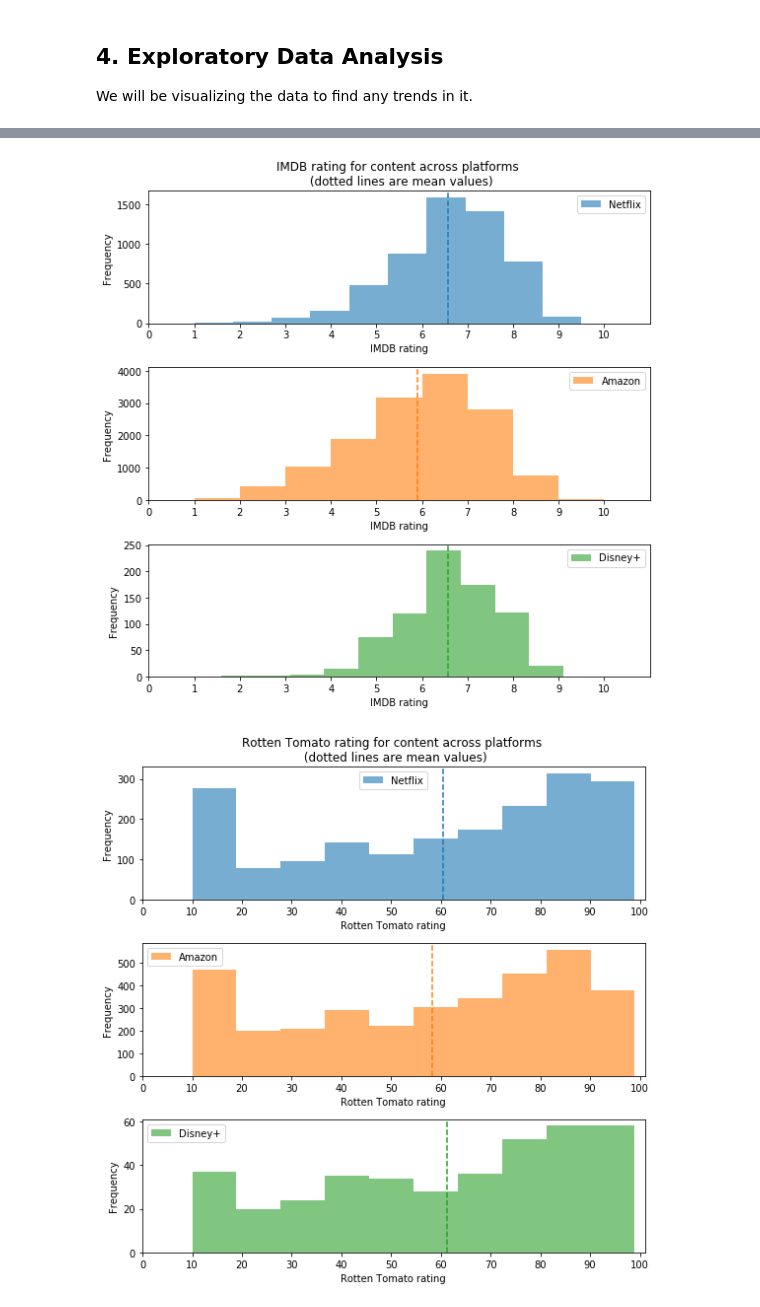
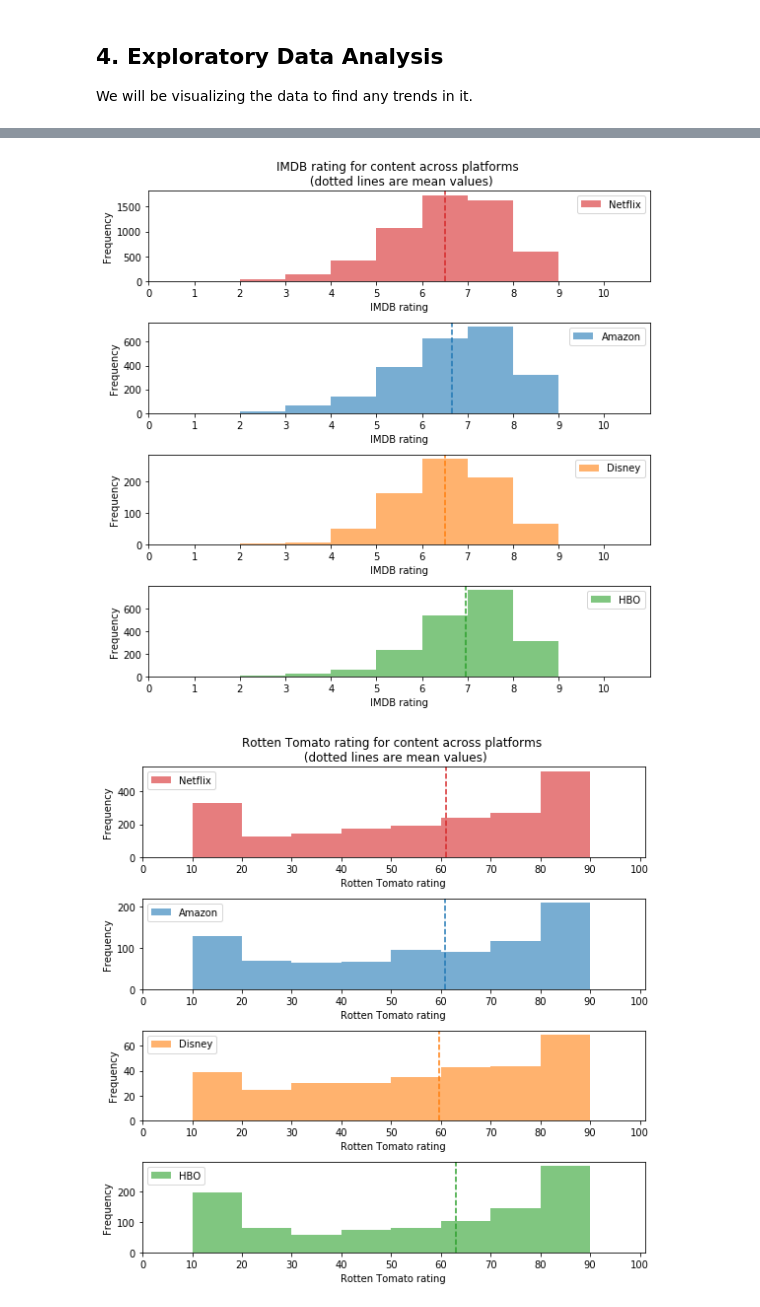
Before and after one commit to srinivasayer4/Netflix-and-Prime-Video-Comparison, a Jupyter notebook: Online Streaming Analysis.ipynb, the cells around one changed output, grey strips where cells are left out. Cells and saved outputs as stored; diff of their text form; code cells hidden in the pictures.

```diff
--- a/Online Streaming Analysis.ipynb
+++ b/Online Streaming Analysis.ipynb
@@ -616,0 +709,3 @@ array(['18+', '13+', '7+', '16+', nan, 'all'], dtype=object)
+# %%
+df_hbo2= df.query('streaming=="HBO"')
+df_hbo2.rename(columns={'title':'title_x', 'streaming':'streaming_x'}, inplace= True)
@@ -621,2 +750,0 @@ df_merge.to_csv(r'C:\Users\srini\Projects\Online Streaming\df_merge.csv', index=
-# %%
-df_merge.drop_duplicates(subset=['title_x','streaming_x'], inplace= True )
@@ -649,22 +763,25 @@ We will be visualizing the data to find any trends in it.
 # Comparing how old the content is among all the streaming platforms
 
 plt.figure(figsize=(8,8))
-stream_list= ['Netflix','Amazon', 'Disney+']
-color_list = ['tab:blue','tab:orange','tab:green']
+stream_list= ['Netflix','Amazon', 'Disney', 'HBO']
+color_list = ['tab:red','tab:blue','tab:orange','tab:green' ]
 
-for i in range(3):
-    plt.subplot(3,1,i+1)
+for i in range(4):
+    plt.subplot(4,1,i+1)
 
     series= df_merge[df_merge['streaming_x']==stream_list[i]]['year']
-    my_bin= (max(series)-min(series))//5
+
+    my_bin= int((max(series)-min(series))//5)
+
     plt.hist(series, color=color_list[i], alpha=0.6, label= stream_list[i], bins= my_bin,  )
-    plt.axvline(np.median(series), color=color_list[i], linestyle='--', alpha=1 )
+    plt.axvline(np.mean(series), color=color_list[i], linestyle='--', alpha=1 )
     plt.legend()
+
     plt.xlim(1960,2020)
     plt.xticks(range(1960,2021,5))
 
     if i==0:
-        plt.title('Age of content across the platforms \n (dotted lines are median values)')
+        plt.title('Age of content across the platforms \n (dotted lines are mean values)')
     plt.xlabel('Year content was published')
     plt.ylabel('Frequency')
 
@@ -676,14 +793,14 @@ plt.show()
 # Comparing imdb ratings among all the streaming platforms
 
 plt.figure(figsize=(8,8))
-stream_list= ['Netflix','Amazon', 'Disney+']
-color_list = ['tab:blue','tab:orange','tab:green']
+stream_list= ['Netflix','Amazon', 'Disney', 'HBO']
+color_list = ['tab:red','tab:blue','tab:orange','tab:green' ]
 
-for i in range(3):
-    plt.subplot(3,1,i+1)
+for i in range(4):
+    plt.subplot(4,1,i+1)
 
     series= df_merge[df_merge['streaming_x']==stream_list[i]]['imdb']
-    my_bin= 10
+    my_bin= np.arange(10)
 
     plt.hist(series, color=color_list[i], alpha=0.6, label= stream_list[i], bins= my_bin,  )
     plt.axvline(np.mean(series), color=color_list[i], linestyle='--', alpha=1 )
@@ -699,35 +816,36 @@ for i in range(3):
 plt.tight_layout()
 plt.show()
 # %% [output]
-[figure, old version]
+[figure, new version]
 # %%
 # Comparing rotten_tomato ratings among all the streaming platforms
 
 plt.figure(figsize=(8,8))
-stream_list= ['Netflix','Amazon', 'Disney+']
-color_list = ['tab:blue','tab:orange','tab:green']
 
-for i in range(3):
-    plt.subplot(3,1,i+1)
+stream_list= ['Netflix','Amazon', 'Disney', 'HBO']
+color_list = ['tab:red','tab:blue','tab:orange','tab:green' ]
+
+for i in range(4):
+    plt.subplot(4,1,i+1)
 
     series= df_merge[df_merge['streaming_x']==stream_list[i]]['rotten_tomato']
-    my_bin= 10
+    my_bin= range(0,100,10)
 
-    plt.hist(series, color=color_list[i], alpha=0.6, label= stream_list[i], bins= my_bin,  )
+    plt.hist(series, color=color_list[i], alpha=0.6, label= stream_list[i], bins= my_bin  )
     plt.axvline(np.mean(series), color=color_list[i], linestyle='--', alpha= 1 )
     plt.legend()
     plt.xlim(0,101)
     plt.xticks(range(0,101,10))
 
     if i==0:
         plt.title('Rotten Tomato rating for content across platforms \n (dotted lines are mean values)')
     plt.xlabel('Rotten Tomato rating')
     plt.ylabel('Frequency')
 
 plt.tight_layout()
 plt.show()
 # %% [output]
-[figure, old version]
+[figure, new version]
 # %%
 # Correlation between year of content and IMDB rating
 plt.scatter(x=df_merge.year, y= df_merge.imdb,marker= 'x',alpha=0.4 )
```
Also changed, not shown: parts of 74 cells of this notebook.
